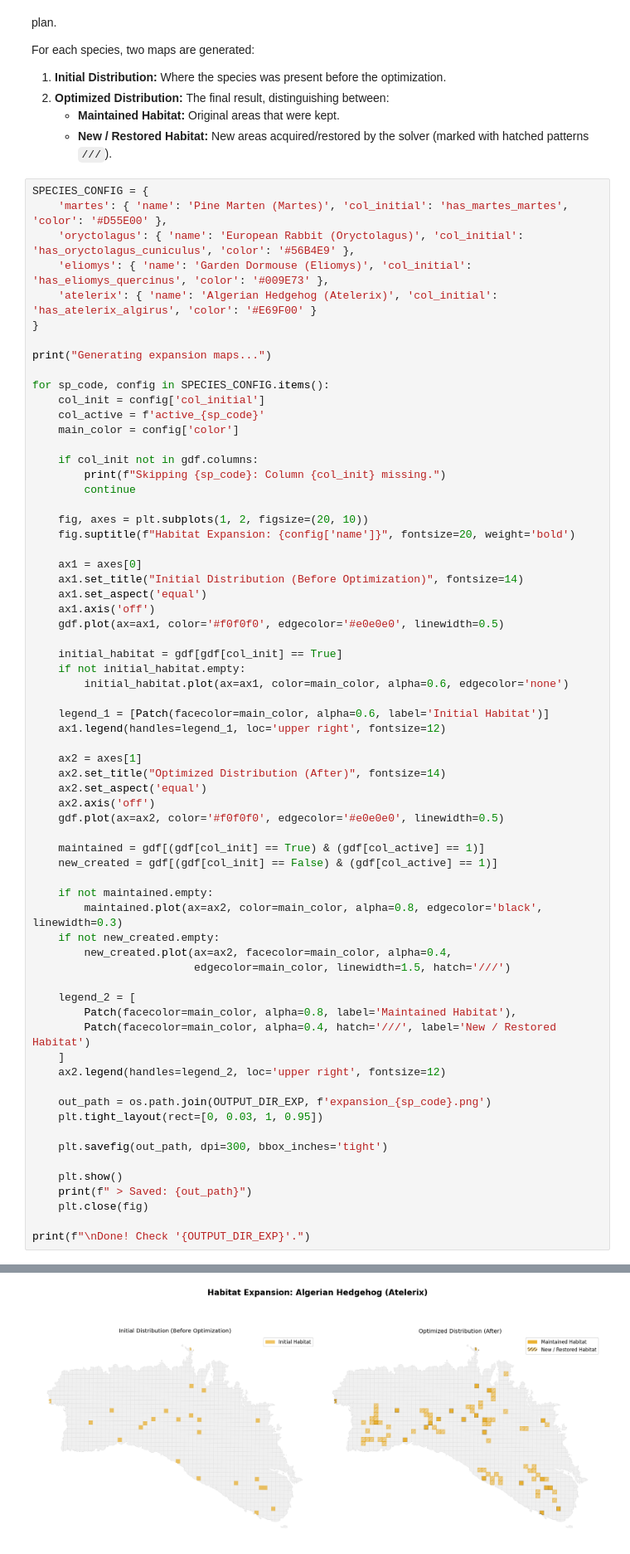
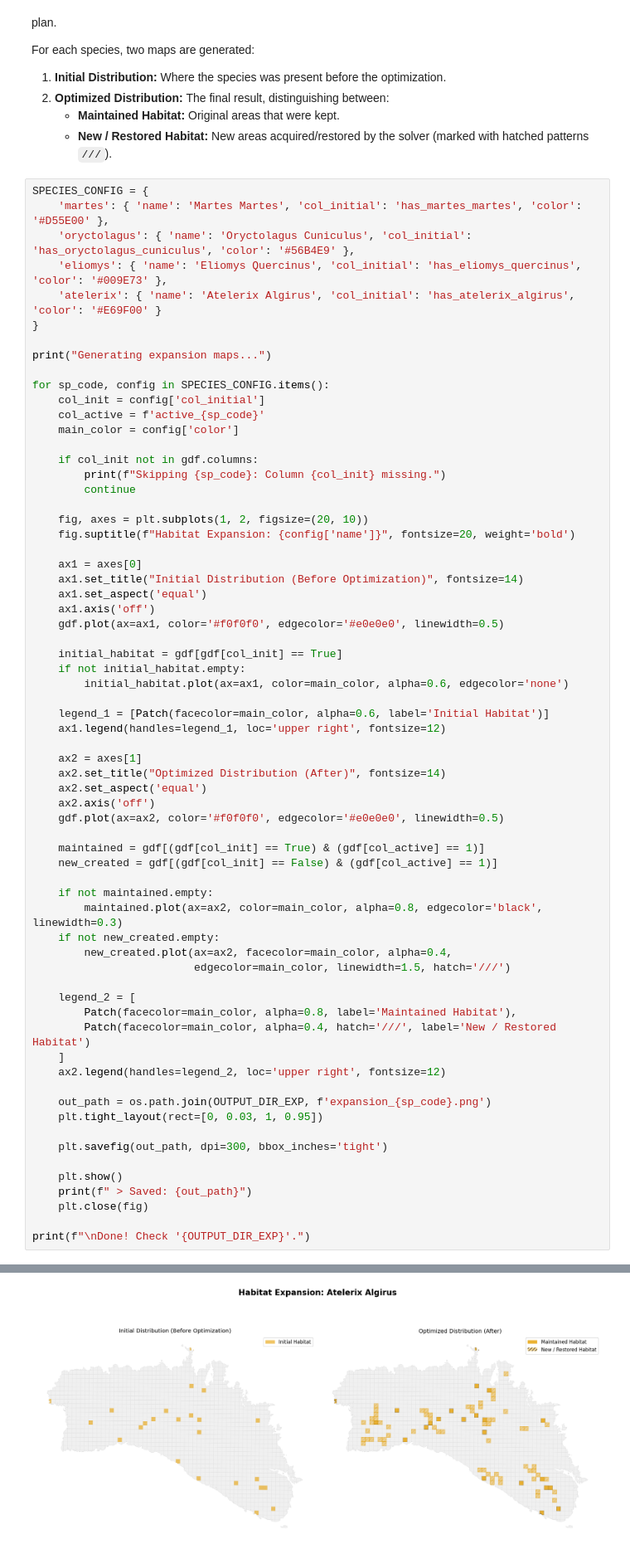
Before and after one commit to borjarog/biodiversity-conservation-menorca, a Jupyter notebook: 3_notebooks/02_visualization_maps.ipynb, the cells around one changed output, grey strips where cells are left out. Shown at 83% size. Saved outputs shown, nothing was run; the diff lists cells and outputs as text.

```diff
--- a/3_notebooks/02_visualization_maps.ipynb
+++ b/3_notebooks/02_visualization_maps.ipynb
@@ -119,10 +119,10 @@ For each species, two maps are generated:
     * **New / Restored Habitat:** New areas acquired/restored by the solver (marked with hatched patterns `///`).
 # %%
 SPECIES_CONFIG = {
-    'martes': { 'name': 'Pine Marten (Martes)', 'col_initial': 'has_martes_martes', 'color': '#D55E00' },
-    'oryctolagus': { 'name': 'European Rabbit (Oryctolagus)', 'col_initial': 'has_oryctolagus_cuniculus', 'color': '#56B4E9' },
-    'eliomys': { 'name': 'Garden Dormouse (Eliomys)', 'col_initial': 'has_eliomys_quercinus', 'color': '#009E73' },
-    'atelerix': { 'name': 'Algerian Hedgehog (Atelerix)', 'col_initial': 'has_atelerix_algirus', 'color': '#E69F00' }
+    'martes': { 'name': 'Martes Martes', 'col_initial': 'has_martes_martes', 'color': '#D55E00' },
+    'oryctolagus': { 'name': 'Oryctolagus Cuniculus', 'col_initial': 'has_oryctolagus_cuniculus', 'color': '#56B4E9' },
+    'eliomys': { 'name': 'Eliomys Quercinus', 'col_initial': 'has_eliomys_quercinus', 'color': '#009E73' },
+    'atelerix': { 'name': 'Atelerix Algirus', 'col_initial': 'has_atelerix_algirus', 'color': '#E69F00' }
 }
 
 print("Generating expansion maps...")
@@ -193,5 +193,5 @@ Generating expansion maps...
  > Saved: ../5_results/solutions/species_expansion\expansion_eliomys.png
-[figure, old version]
+[figure, new version]
  > Saved: ../5_results/solutions/species_expansion\expansion_atelerix.png
 
 Done! Check '../5_results/solutions/species_expansion'.
```
Also changed, not shown: parts of 2 cells of this notebook, 8 other files.
